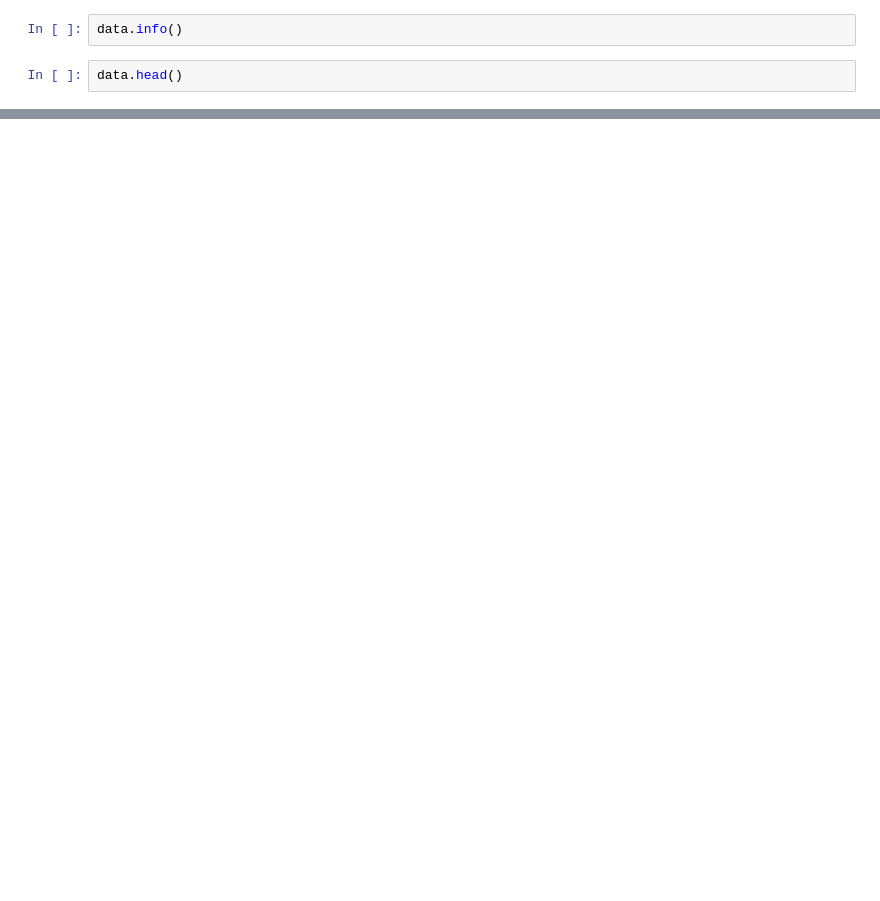
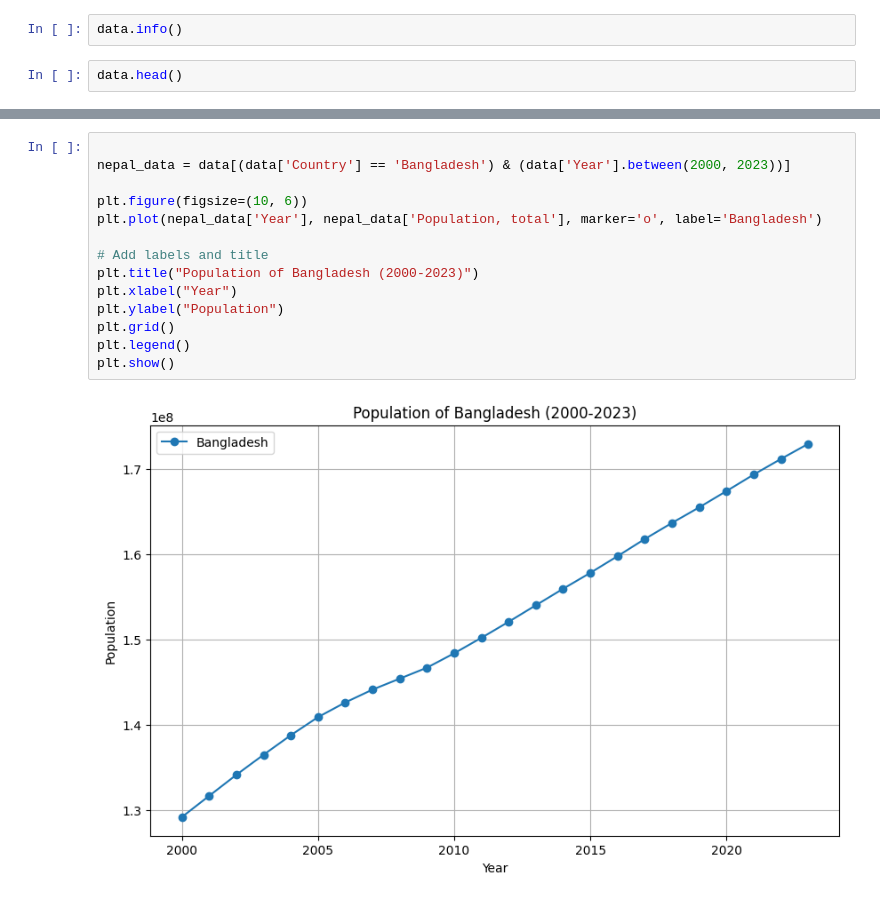
Before and after one commit to Ammar-Xiddiqui/Data_Science, a Jupyter notebook: sem_5_ids_project/Asian_Growth_&_Development.ipynb, the cells around one changed output, grey strips where cells are left out. Drawn from its saved outputs; the diff is of its cells as text; blank space fills up the shorter version.

```diff
--- a/sem_5_ids_project/Asian_Growth_&_Development.ipynb
+++ b/sem_5_ids_project/Asian_Growth_&_Development.ipynb
@@ -92,0 +165,16 @@ data.head()
+# %%
+
+nepal_data = data[(data['Country'] == 'Bangladesh') & (data['Year'].between(2000, 2023))]
+
+plt.figure(figsize=(10, 6))
+plt.plot(nepal_data['Year'], nepal_data['Population, total'], marker='o', label='Bangladesh')
+
+# Add labels and title
+plt.title("Population of Bangladesh (2000-2023)")
+plt.xlabel("Year")
+plt.ylabel("Population")
+plt.grid()
+plt.legend()
+plt.show()
+# %% [output]
+[figure, added]
```
Also changed, not shown: parts of 22 cells of this notebook, 2 other files.
